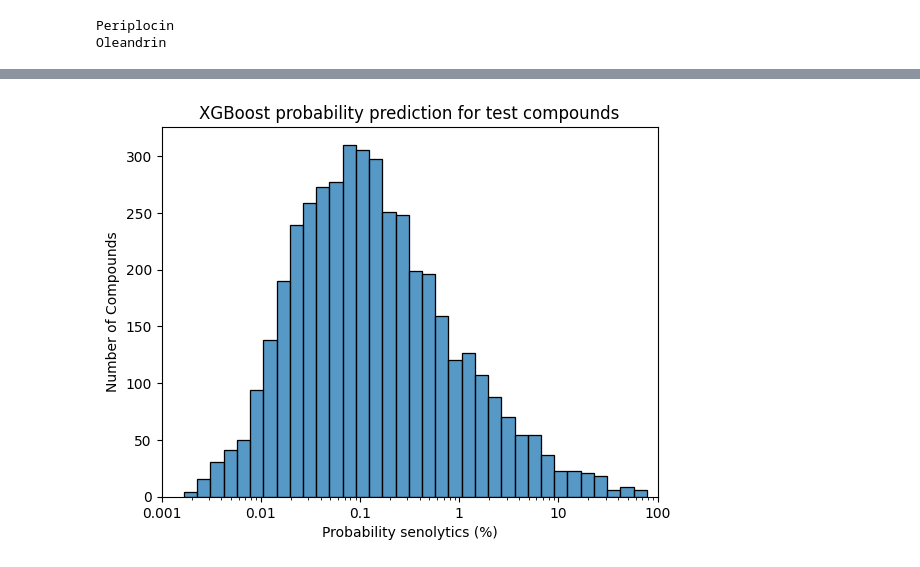
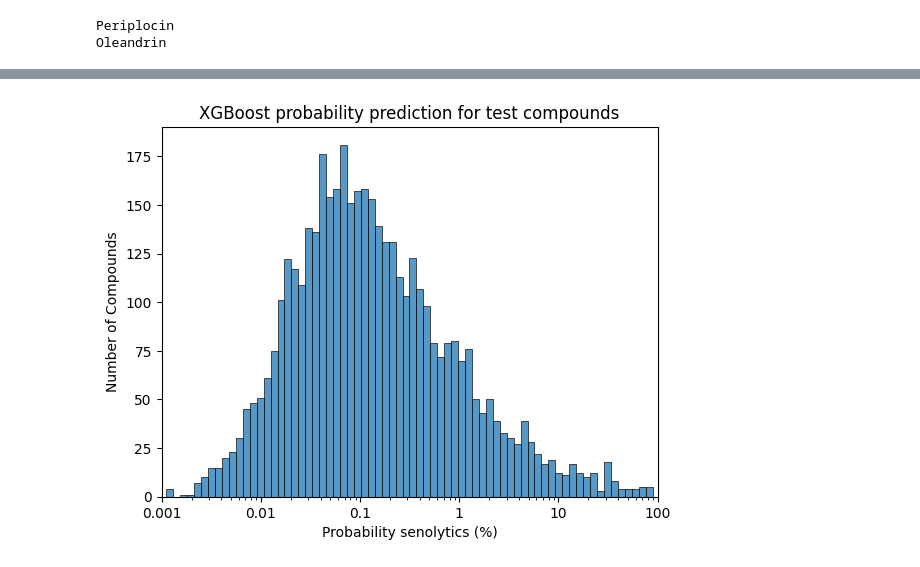
Before and after one commit to charmdust/LLMs-senolytics, a Jupyter notebook: Test_set_best_classifier.ipynb, the cells around one changed output, grey strips where cells are left out. Drawn from its saved outputs; the diff is of its cells as text; code cells hidden in the pictures.

```diff
--- a/Test_set_best_classifier.ipynb
+++ b/Test_set_best_classifier.ipynb
@@ -168,0 +170,5 @@ PCA
+# %%
+# load embeddings#
+
+embeddings_test_df = pd.read_csv('test_embeddings.csv', index_col=0)
+embeddings_test_df
@@ -272,0 +279,4 @@ XGBoost
+# %%
+y_predict_proba_knn = knn_best.predict_proba(X_test)
+# %%
+test_df['prediction probability knn'] = y_predict_proba_knn[:,1]
@@ -288,4 +475,4 @@ sum(y_pred)
 # %%
 y_predict_proba = xgb_best.predict_proba(X_test)
 # %%
-test_df['prediction probability xgboost'] = y_predict_proba[:,1]
+test_df_predictions['prediction probability xgboost'] = y_predict_proba[:,1]
@@ -336,20 +529,22 @@ test_df[test_df['prediction probability xgboost']>0.4]
 # %%
+# reduce bin size
+
 from matplotlib.ticker import ScalarFormatter
 sns.histplot(data=test_df, x=100*test_df["prediction probability xgboost"],
-    log_scale=True)
+    log_scale=True, binwidth=0.07)
 
 plt.title("XGBoost probability prediction for test compounds")
 plt.ylabel('Number of Compounds')
 plt.xlabel('Probability senolytics (%)')
 #plt.xscale('log')
 #plt.xticks([0.001, 0.01, 0.1, 1, 100])  # Set label locations.)
 plt.xlim([0.001, 100])
 # Define the desired tick positions and labels
 tick_positions = [0.001, 0.01, 0.1, 1, 10, 100]
 tick_labels = ['0.001', '0.01', '0.1', '1', '10', '100']
 
 # Set the tick positions and labels on the x-axis
 plt.xticks(tick_positions, tick_labels)
 plt.show()
 # %% [output]
-[figure, old version]
+[figure, new version]
```
Also changed, not shown: parts of 28 cells of this notebook.
